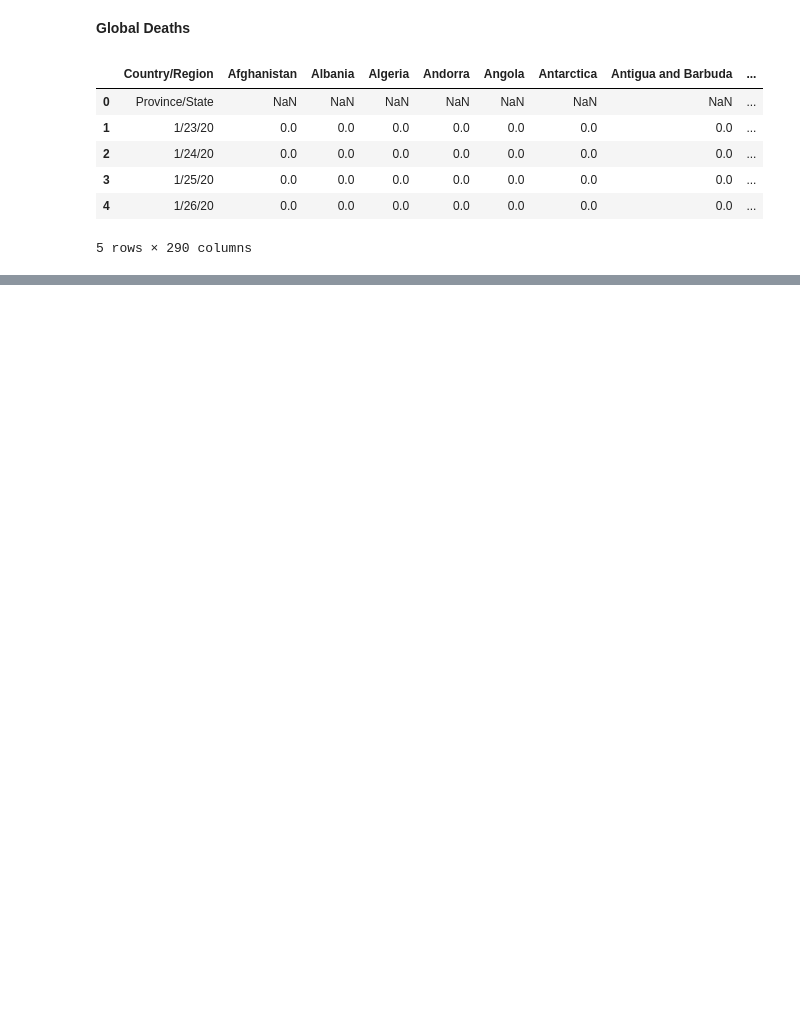
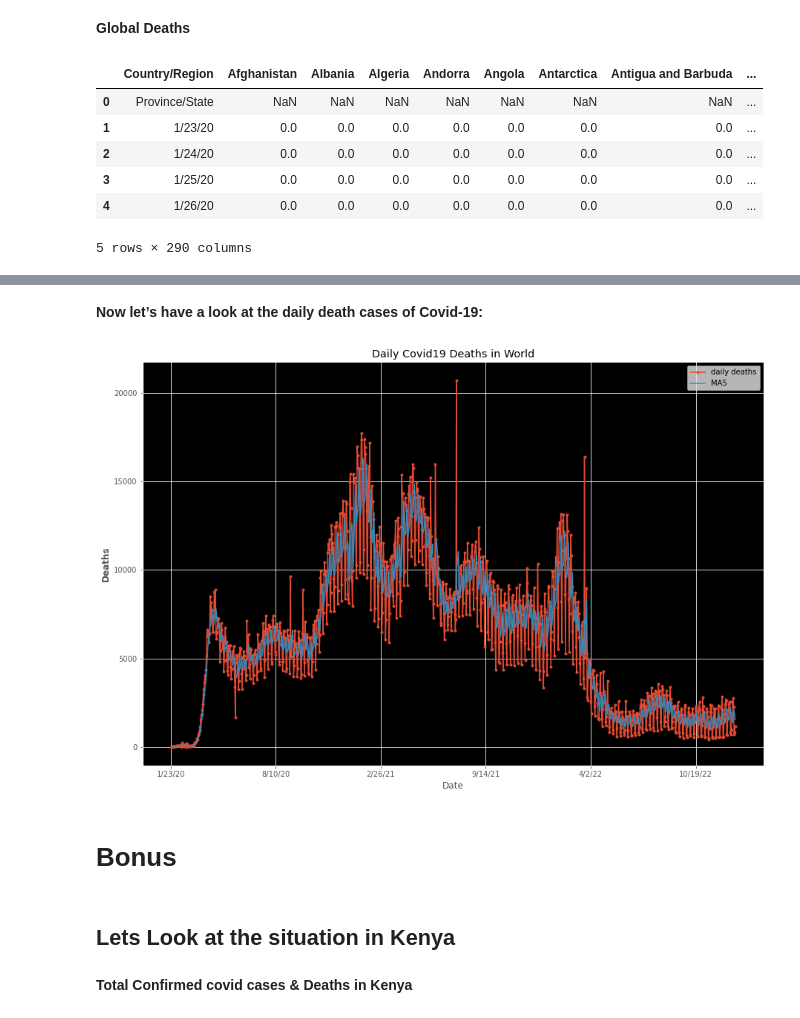
Before and after one commit to SamuelWanjiru/Covid-19_Global_Analysis_and_prediction, a Jupyter notebook: Covid_19_Global_Analysis_and_prediction.ipynb, the cells around one changed output, grey strips where cells are left out. Cells and saved outputs as stored; diff of their text form; code cells hidden in the pictures; blank space fills up the shorter version.

```diff
--- a/Covid_19_Global_Analysis_and_prediction.ipynb
+++ b/Covid_19_Global_Analysis_and_prediction.ipynb
@@ -75,0 +276,18 @@ Global_Deaths.head()
+# %% [markdown]
+**Now let’s have a look at the daily death cases of Covid-19:**
+# %%
+df.Deaths.plot(title="Daily Covid19 Deaths in World",marker=".",figsize=(15,10),label="daily deaths")
+df.Deaths.rolling(window=5).mean().plot(figsize=(15,10),label="MA5")
+ax = plt.axes()
+ax.set_facecolor("black")
+plt.ylabel("Deaths",fontweight='bold')
+plt.legend()
+plt.show()
+# %% [output]
+[figure, added]
+# %% [markdown]
+# **Bonus**
+# %% [markdown]
+## **Lets Look at the situation in Kenya**
+# %% [markdown]
+**Total Confirmed covid cases & Deaths in Kenya**
```
Also changed, not shown: parts of 42 cells of this notebook.
